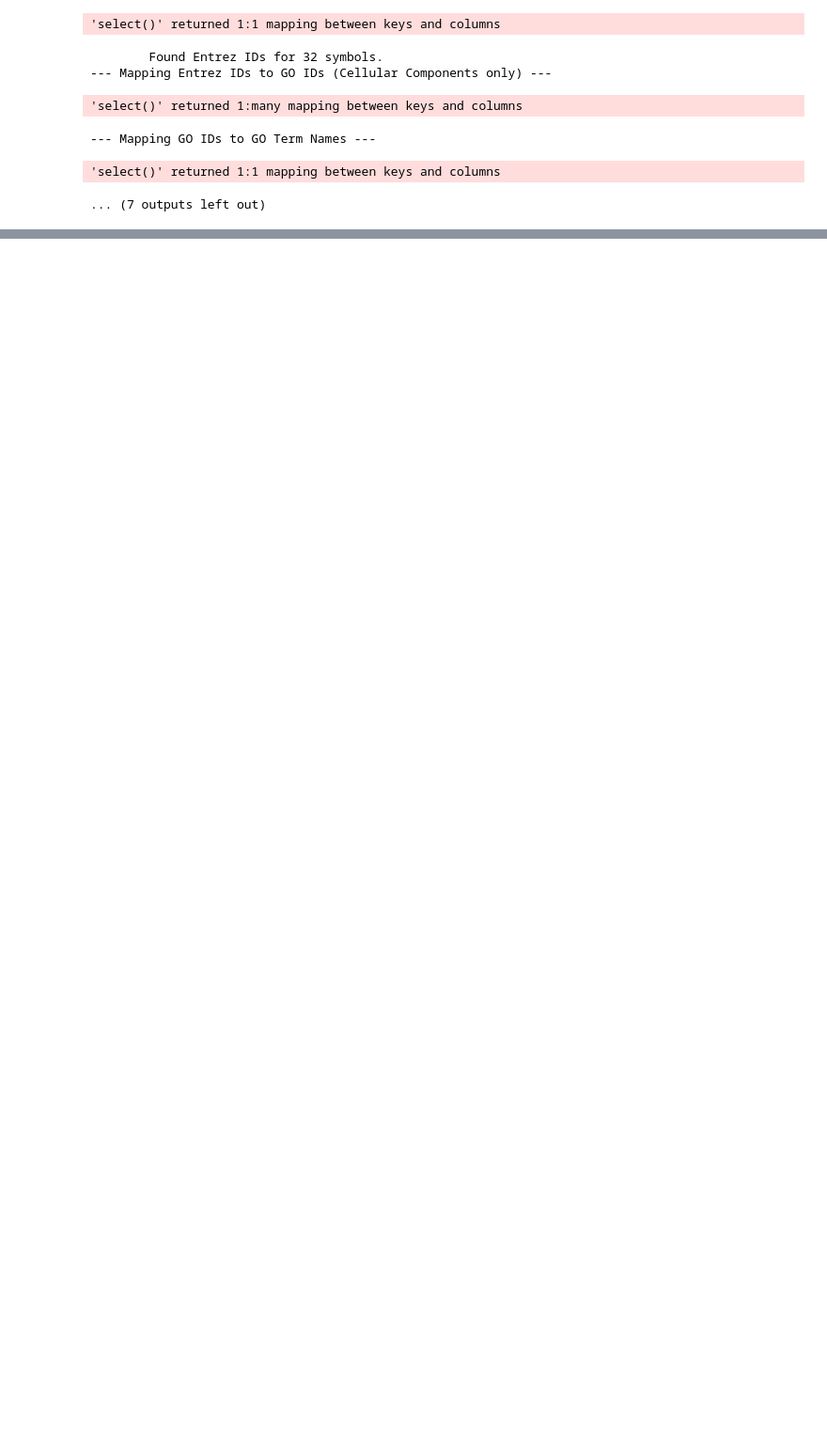
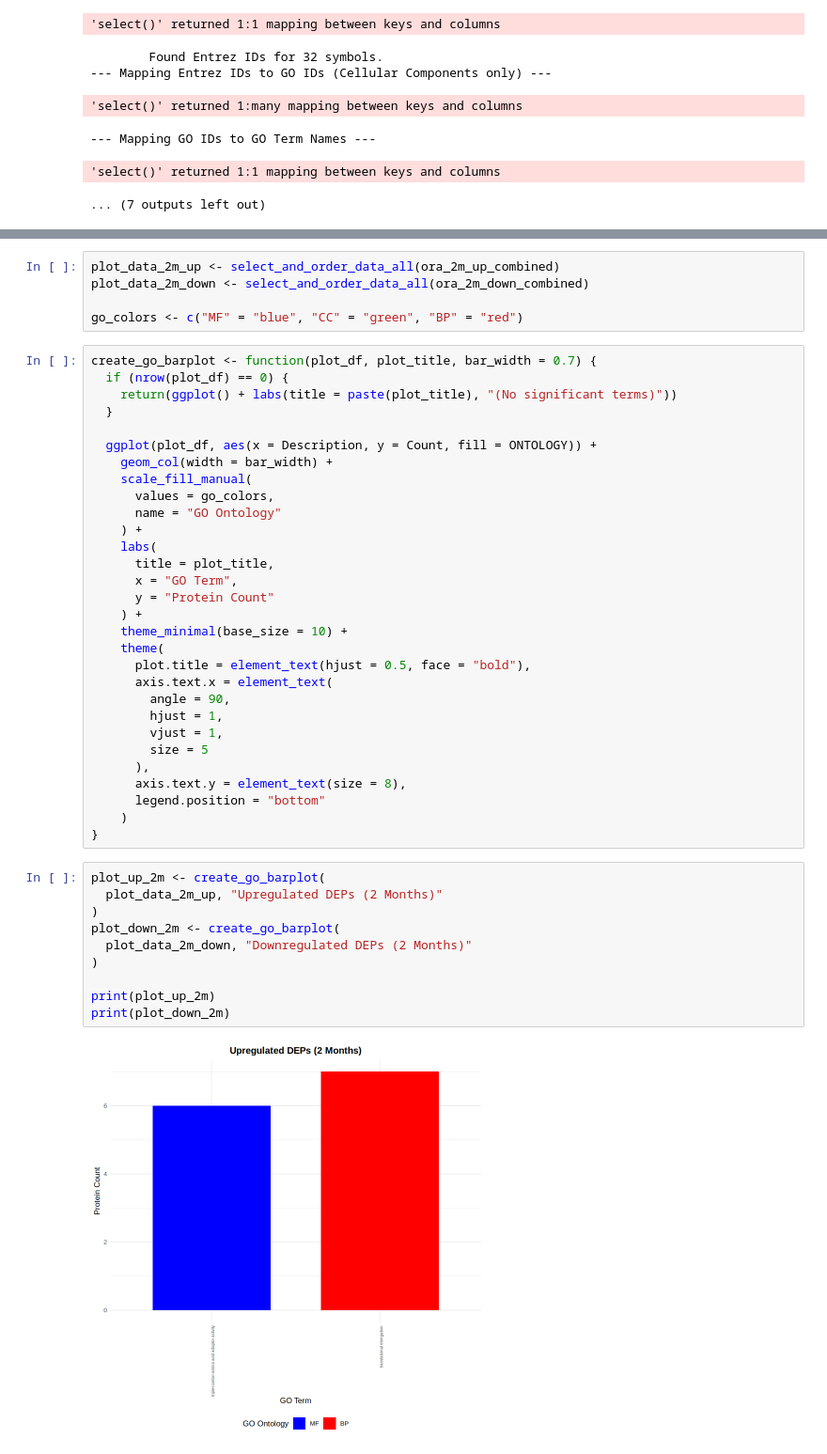
Before and after one commit to evanlin917/mice-stroke-gene-marker-analysis, a Jupyter notebook: analysis.ipynb, the cells around one changed output, grey strips where cells are left out. Shown at 94% size. Cells and saved outputs as stored; diff of their text form; blank space fills up the shorter version.

```diff
--- a/analysis.ipynb
+++ b/analysis.ipynb
@@ -496,0 +789,47 @@ print(head(over_exp_6m_go_cc_counts, 10))
+# %%
+plot_data_2m_up <- select_and_order_data_all(ora_2m_up_combined)
+plot_data_2m_down <- select_and_order_data_all(ora_2m_down_combined)
+
+go_colors <- c("MF" = "blue", "CC" = "green", "BP" = "red")
+# %%
+create_go_barplot <- function(plot_df, plot_title, bar_width = 0.7) {
+  if (nrow(plot_df) == 0) {
+    return(ggplot() + labs(title = paste(plot_title), "(No significant terms)"))
+  }
+
+  ggplot(plot_df, aes(x = Description, y = Count, fill = ONTOLOGY)) +
+    geom_col(width = bar_width) +
+    scale_fill_manual(
+      values = go_colors,
+      name = "GO Ontology"
+    ) +
+    labs(
+      title = plot_title,
+      x = "GO Term",
+      y = "Protein Count"
+    ) +
+    theme_minimal(base_size = 10) +
+    theme(
+      plot.title = element_text(hjust = 0.5, face = "bold"),
+      axis.text.x = element_text(
+        angle = 90,
+        hjust = 1,
+        vjust = 1,
+        size = 5
+      ),
+      axis.text.y = element_text(size = 8),
+      legend.position = "bottom"
+    )
+}
+# %%
+plot_up_2m <- create_go_barplot(
+  plot_data_2m_up, "Upregulated DEPs (2 Months)"
+)
+plot_down_2m <- create_go_barplot(
+  plot_data_2m_down, "Downregulated DEPs (2 Months)"
+)
+
+print(plot_up_2m)
+print(plot_down_2m)
+# %% [output]
+[figure, added]
```
Also changed, not shown: parts of 19 cells of this notebook.
